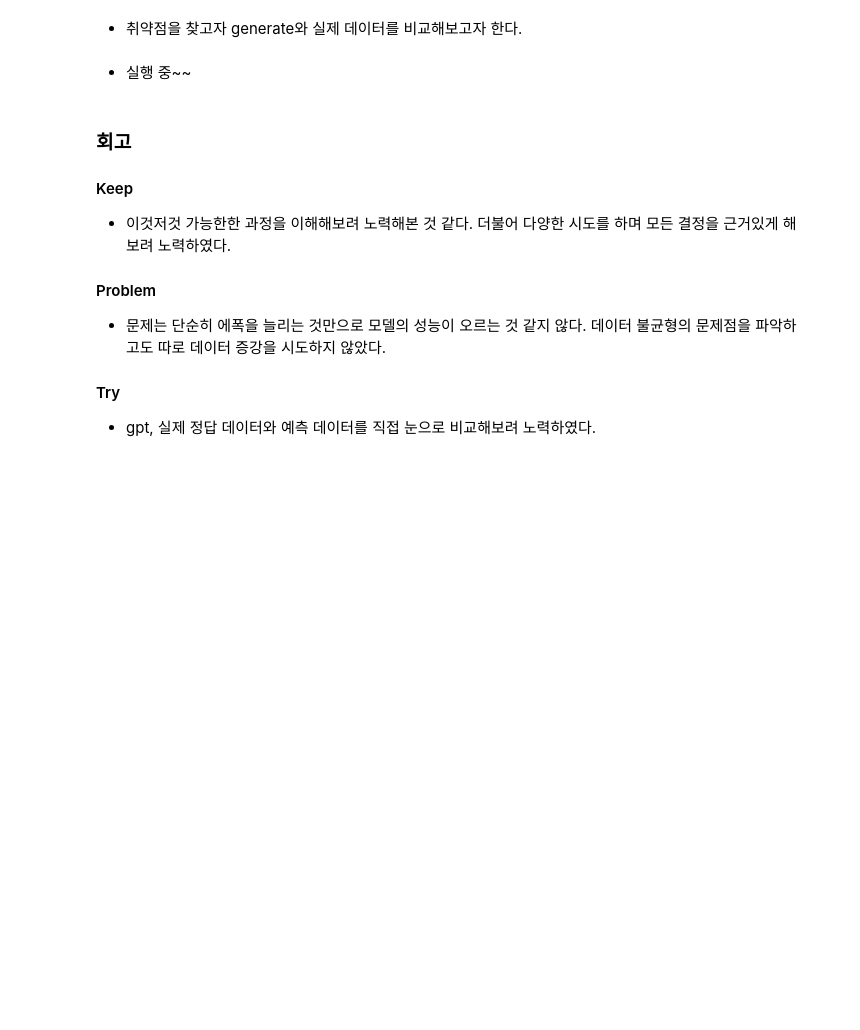
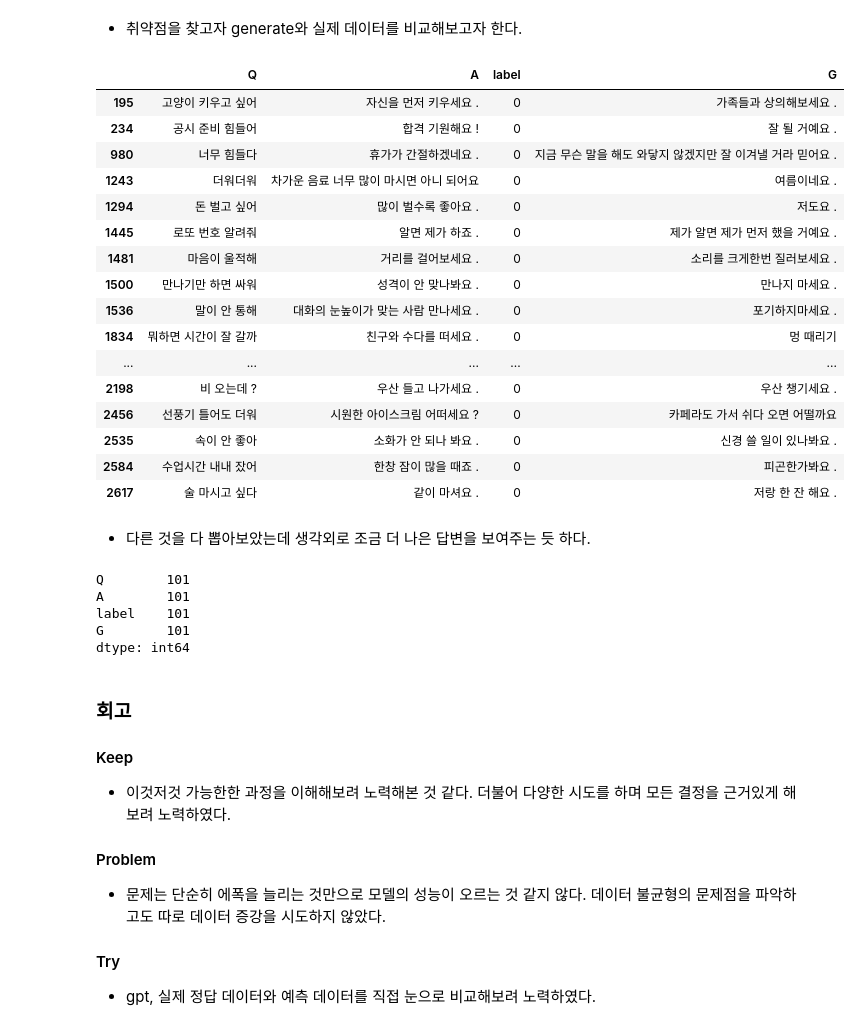
Before and after one commit to NeatyNut/AIFFEL_Online_Quest, a Jupyter notebook: Exploration/Ex05/Exploration_트랜스포머로 만드는 대화형 챗봇.ipynb, the cells around one changed output. Drawn from its saved outputs; the diff is of its cells as text; code cells hidden in the pictures; blank space fills up the shorter version.

```diff
--- a/Exploration/Ex05/Exploration_트랜스포머로 만드는 대화형 챗봇.ipynb
+++ b/Exploration/Ex05/Exploration_트랜스포머로 만드는 대화형 챗봇.ipynb
@@ -1303,12 +1294,40 @@ def sentence_generation2(sentence):
     predicted_sentence = tokenizer.decode(
         [i for i in prediction if i < tokenizer.vocab_size])
     return predicted_sentence
-# %% [markdown]
-- 실행 중~~
 # %%
 gen_data = df.copy()
 gen_data["G"] = gen_data['Q'].apply(lambda x:sentence_generation2(x))
 differ = gen_data[gen_data['A'] != gen_data['G']]
+# %%
+differ.head(20)
+# %% [output]
+|  | Q | A | label | G |
+| 195 | 고양이 키우고 싶어 | 자신을 먼저 키우세요 . | 0 | 가족들과 상의해보세요 . |
+| 234 | 공시 준비 힘들어 | 합격 기원해요 ! | 0 | 잘 될 거예요 . |
+| 980 | 너무 힘들다 | 휴가가 간절하겠네요 . | 0 | 지금 무슨 말을 해도 와닿지 않겠지만 잘 이겨낼 거라 믿어요 . |
+| 1243 | 더워더워 | 차가운 음료 너무 많이 마시면 아니 되어요 | 0 | 여름이네요 . |
+| 1294 | 돈 벌고 싶어 | 많이 벌수록 좋아요 . | 0 | 저도요 . |
+| 1445 | 로또 번호 알려줘 | 알면 제가 하죠 . | 0 | 제가 알면 제가 먼저 했을 거예요 . |
+| 1481 | 마음이 울적해 | 거리를 걸어보세요 . | 0 | 소리를 크게한번 질러보세요 . |
+| 1500 | 만나기만 하면 싸워 | 성격이 안 맞나봐요 . | 0 | 만나지 마세요 . |
+| 1536 | 말이 안 통해 | 대화의 눈높이가 맞는 사람 만나세요 . | 0 | 포기하지마세요 . |
+| 1834 | 뭐하면 시간이 잘 갈까 | 친구와 수다를 떠세요 . | 0 | 멍 때리기 |
+| ... | ... | ... | ... | ... |
+| 2198 | 비 오는데 ? | 우산 들고 나가세요 . | 0 | 우산 챙기세요 . |
+| 2456 | 선풍기 틀어도 더워 | 시원한 아이스크림 어떠세요 ? | 0 | 카페라도 가서 쉬다 오면 어떨까요 |
+| 2535 | 속이 안 좋아 | 소화가 안 되나 봐요 . | 0 | 신경 쓸 일이 있나봐요 . |
+| 2584 | 수업시간 내내 잤어 | 한창 잠이 많을 때죠 . | 0 | 피곤한가봐요 . |
+| 2617 | 술 마시고 싶다 | 같이 마셔요 . | 0 | 저랑 한 잔 해요 . |
+# %% [markdown]
+- 다른 것을 다 뽑아보았는데 생각외로 조금 더 나은 답변을 보여주는 듯 하다.
+# %%
+differ.count()
+# %% [output]
+Q        101
+A        101
+label    101
+G        101
+dtype: int64
 # %% [markdown]
 ### 회고
 #### Keep
```
Also changed, not shown: parts of 4 cells of this notebook.
